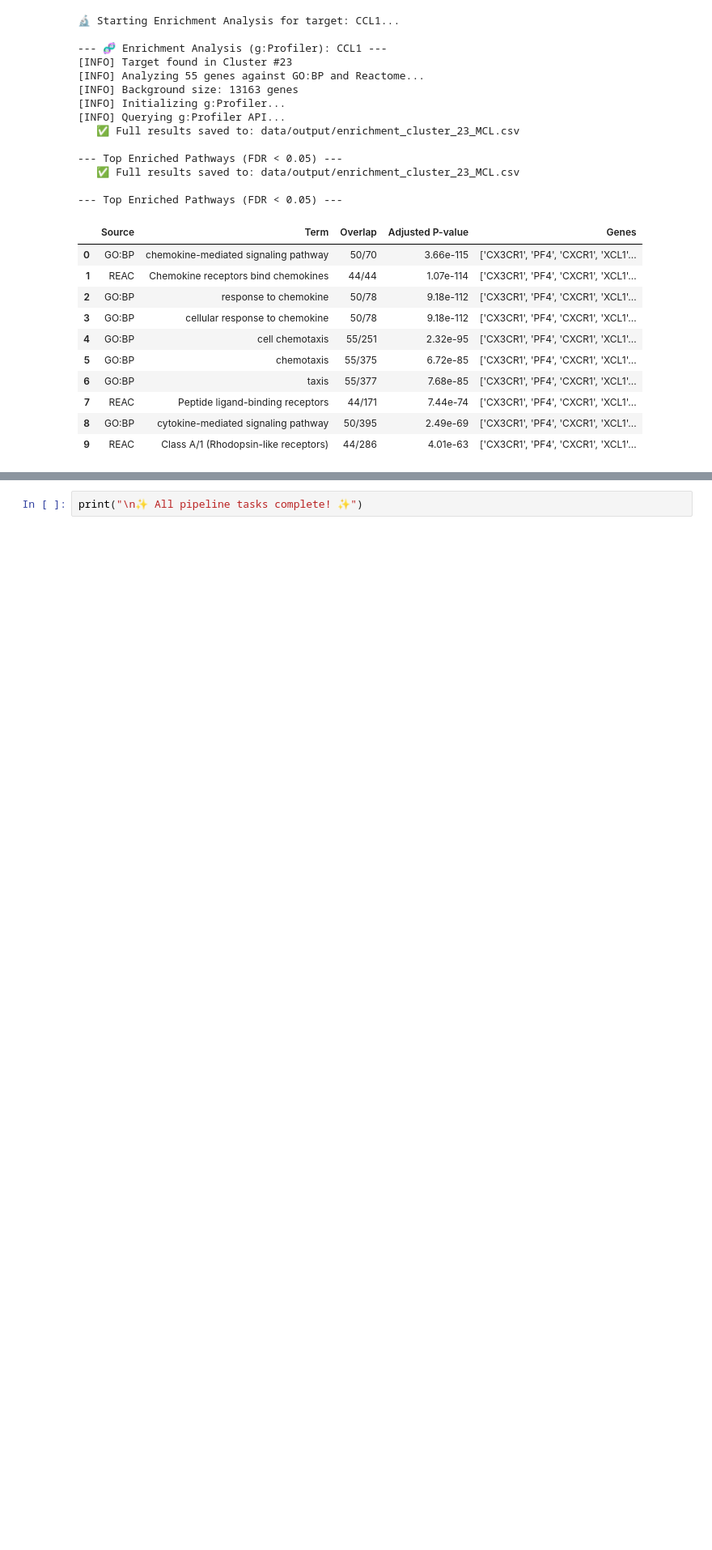
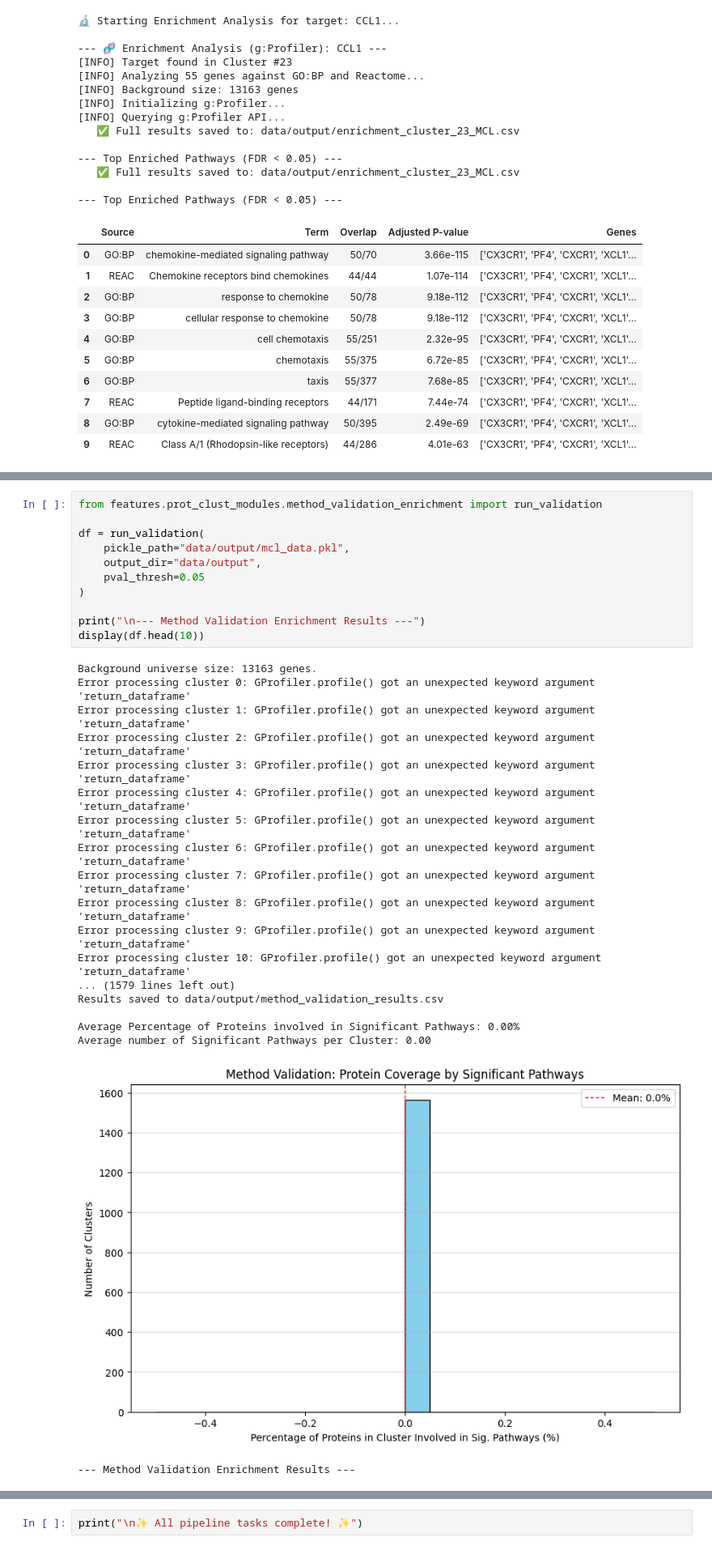
Before and after one commit to DTU-MVH/CLARITY, a Jupyter notebook: main.ipynb, the cells around one changed output, grey strips where cells are left out. Shown at 81% size. Drawn from its saved outputs; the diff is of its cells as text; blank space fills up the shorter version.

Commit message:
model validation to main

```diff
--- a/main.ipynb
+++ b/main.ipynb
@@ -514,0 +553,31 @@ results_df = run_enrichment_analysis(target_protein, pickle_file, output_dir,clu
+# %%
+from features.prot_clust_modules.method_validation_enrichment import run_validation
+
+df = run_validation(
+    pickle_path="data/output/mcl_data.pkl",
+    output_dir="data/output",
+    pval_thresh=0.05
+)
+
+print("\n--- Method Validation Enrichment Results ---")
+display(df.head(10))
+# %% [output]
+Background universe size: 13163 genes.
+Error processing cluster 0: GProfiler.profile() got an unexpected keyword argument 'return_dataframe'
+Error processing cluster 1: GProfiler.profile() got an unexpected keyword argument 'return_dataframe'
+Error processing cluster 2: GProfiler.profile() got an unexpected keyword argument 'return_dataframe'
+Error processing cluster 3: GProfiler.profile() got an unexpected keyword argument 'return_dataframe'
+Error processing cluster 4: GProfiler.profile() got an unexpected keyword argument 'return_dataframe'
+Error processing cluster 5: GProfiler.profile() got an unexpected keyword argument 'return_dataframe'
+Error processing cluster 6: GProfiler.profile() got an unexpected keyword argument 'return_dataframe'
+Error processing cluster 7: GProfiler.profile() got an unexpected keyword argument 'return_dataframe'
+Error processing cluster 8: GProfiler.profile() got an unexpected keyword argument 'return_dataframe'
+Error processing cluster 9: GProfiler.profile() got an unexpected keyword argument 'return_dataframe'
+Error processing cluster 10: GProfiler.profile() got an unexpected keyword argument 'return_dataframe'
+... (1579 lines left out)
+Results saved to data/output/method_validation_results.csv
+
+Average Percentage of Proteins involved in Significant Pathways: 0.00%
+Average number of Significant Pathways per Cluster: 0.00
+[figure, added]
+--- Method Validation Enrichment Results ---
```
Also changed, not shown: parts of 3 cells of this notebook.
